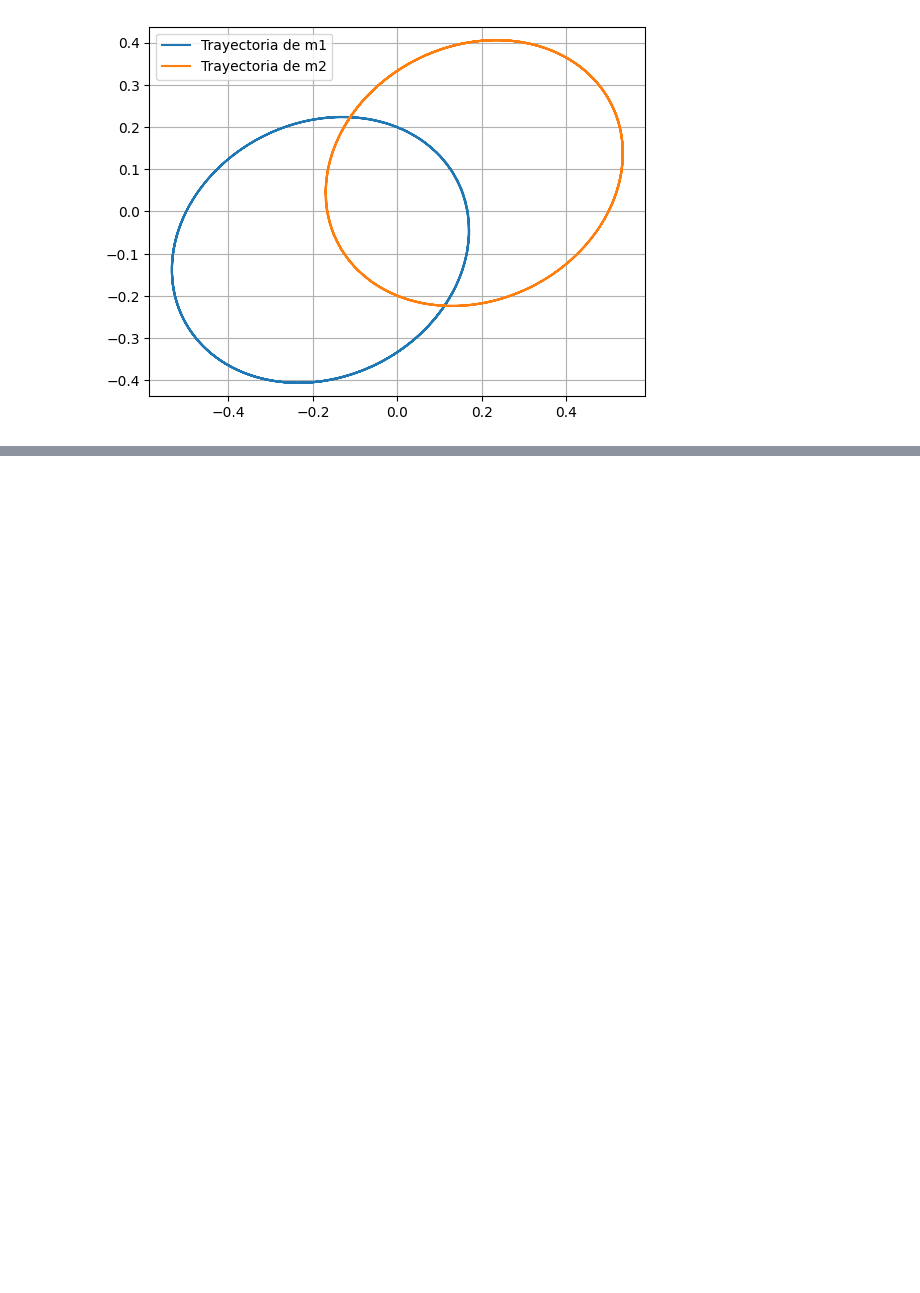
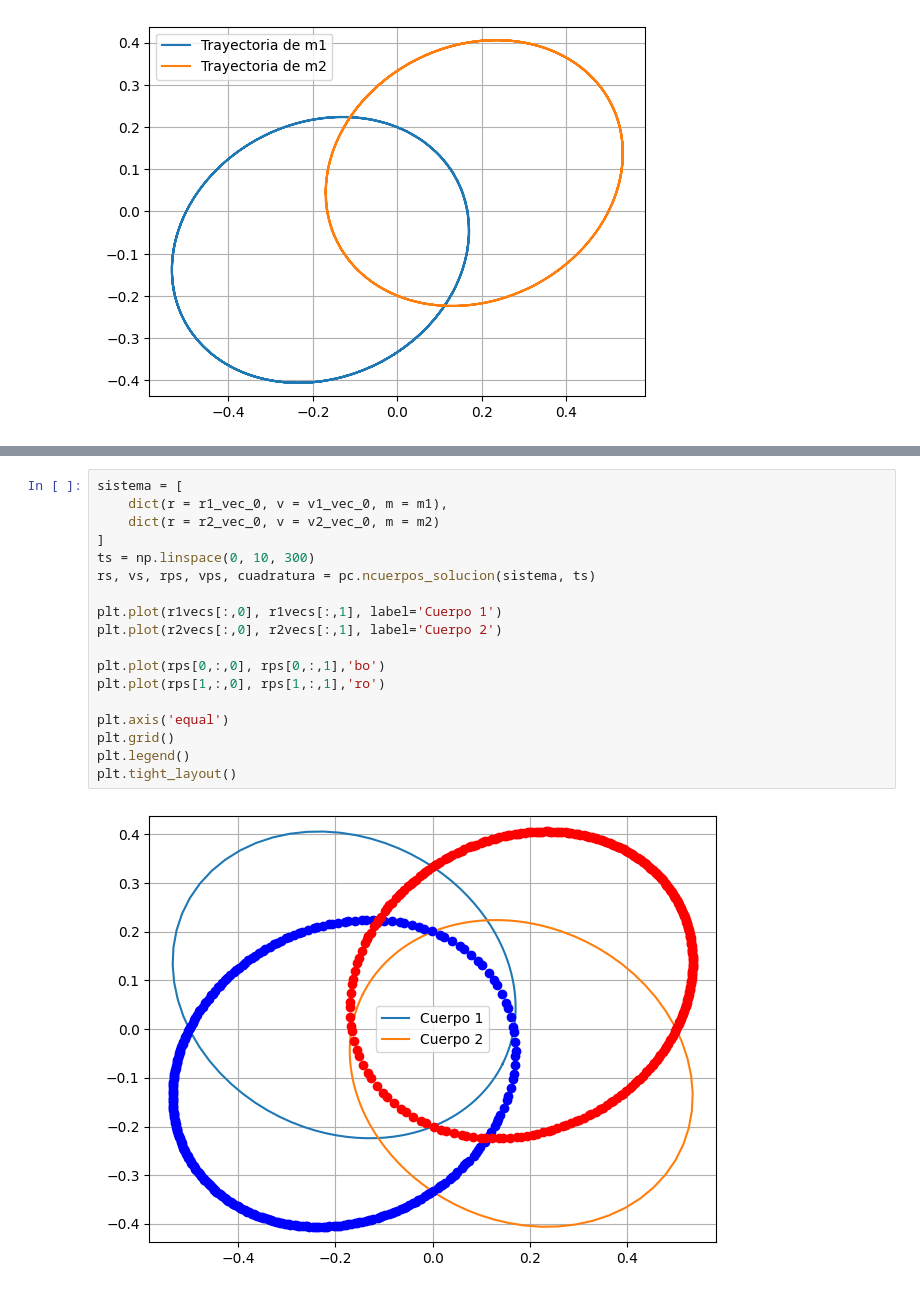
Before and after one commit to jaiderrueda-pixel/MecCel-20261, a Jupyter notebook: vector_relativo_sistemaperifocal2.ipynb, the cells around one changed output, grey strips where cells are left out. Cells and saved outputs as stored; diff of their text form; blank space fills up the shorter version.

```diff
--- a/vector_relativo_sistemaperifocal2.ipynb
+++ b/vector_relativo_sistemaperifocal2.ipynb
@@ -111,0 +169,20 @@ plt.show()
+# %%
+sistema = [
+    dict(r = r1_vec_0, v = v1_vec_0, m = m1),
+    dict(r = r2_vec_0, v = v2_vec_0, m = m2)
+]
+ts = np.linspace(0, 10, 300)
+rs, vs, rps, vps, cuadratura = pc.ncuerpos_solucion(sistema, ts)
+
+plt.plot(r1vecs[:,0], r1vecs[:,1], label='Cuerpo 1')
+plt.plot(r2vecs[:,0], r2vecs[:,1], label='Cuerpo 2')
+
+plt.plot(rps[0,:,0], rps[0,:,1],'bo')
+plt.plot(rps[1,:,0], rps[1,:,1],'ro')
+
+plt.axis('equal')
+plt.grid()
+plt.legend()
+plt.tight_layout()
+# %% [output]
+[figure, added]
```
Also changed, not shown: parts of 13 cells of this notebook, 1 other file.
